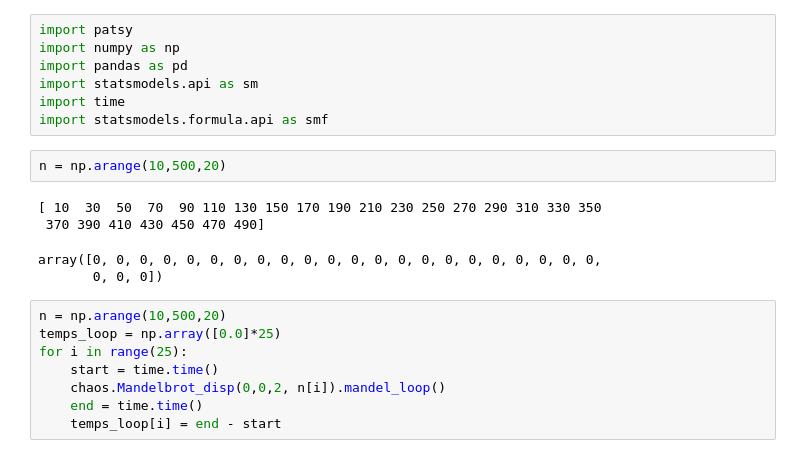
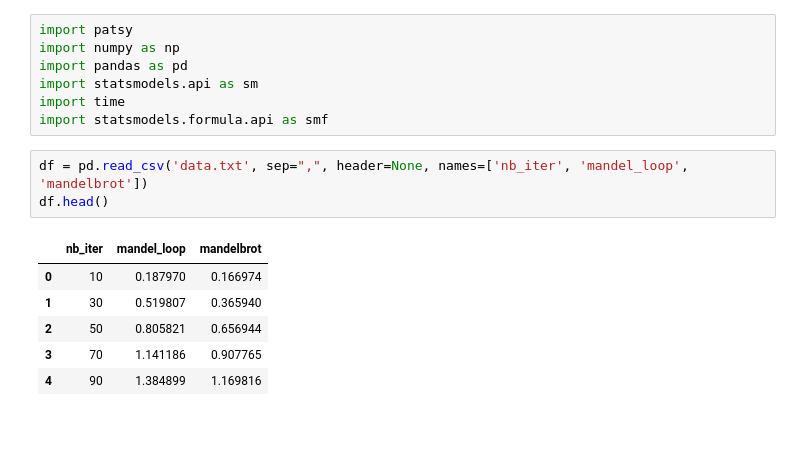
Before and after one commit to tanglef/chaoseverywhere, a Jupyter notebook: chaoseverywhere/Sketch/Sys path.ipynb, the cells around one changed output. Saved outputs shown, nothing was run; the diff lists cells and outputs as text; blank space fills up the shorter version.

```diff
--- a/chaoseverywhere/Sketch/Sys path.ipynb
+++ b/chaoseverywhere/Sketch/Sys path.ipynb
@@ -16,19 +16,14 @@ import pandas as pd
 import statsmodels.api as sm
 import time
 import statsmodels.formula.api as smf
-# %%
-n = np.arange(10,500,20)
-# %% [output]
-[ 10  30  50  70  90 110 130 150 170 190 210 230 250 270 290 310 330 350
- 370 390 410 430 450 470 490]
-array([0, 0, 0, 0, 0, 0, 0, 0, 0, 0, 0, 0, 0, 0, 0, 0, 0, 0, 0, 0, 0, 0,
-       0, 0, 0])
-# %%
-n = np.arange(10,500,20)
-temps_loop = np.array([0.0]*25)
-for i in range(25):
-    start = time.time()
-    chaos.Mandelbrot_disp(0,0,2, n[i]).mandel_loop()
-    end = time.time()
-    temps_loop[i] = end - start
+# %%
+df = pd.read_csv('data.txt', sep=",", header=None, names=['nb_iter', 'mandel_loop', 'mandelbrot'])
+df.head()
+# %% [output]
+|  | nb_iter | mandel_loop | mandelbrot |
+| 0 | 10 | 0.187970 | 0.166974 |
+| 1 | 30 | 0.519807 | 0.365940 |
+| 2 | 50 | 0.805821 | 0.656944 |
+| 3 | 70 | 1.141186 | 0.907765 |
+| 4 | 90 | 1.384899 | 1.169816 |
 # %%
```
Also changed, not shown: parts of 4 cells of this notebook, 1 other file.
